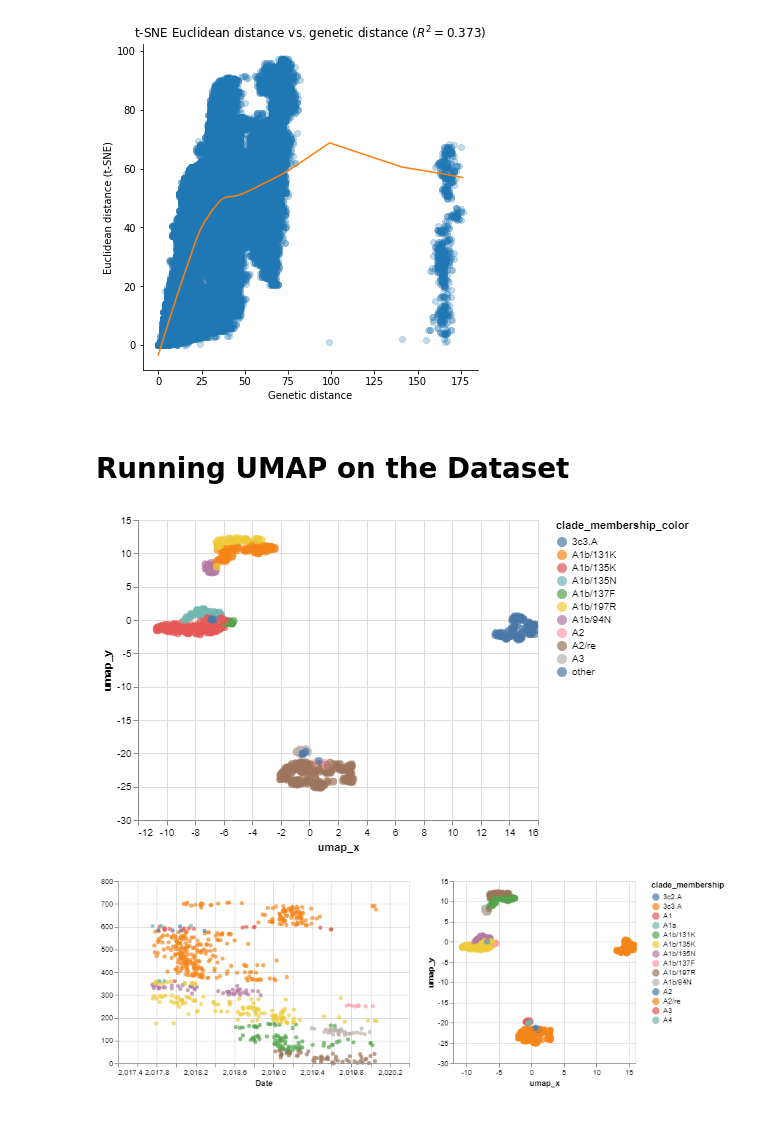
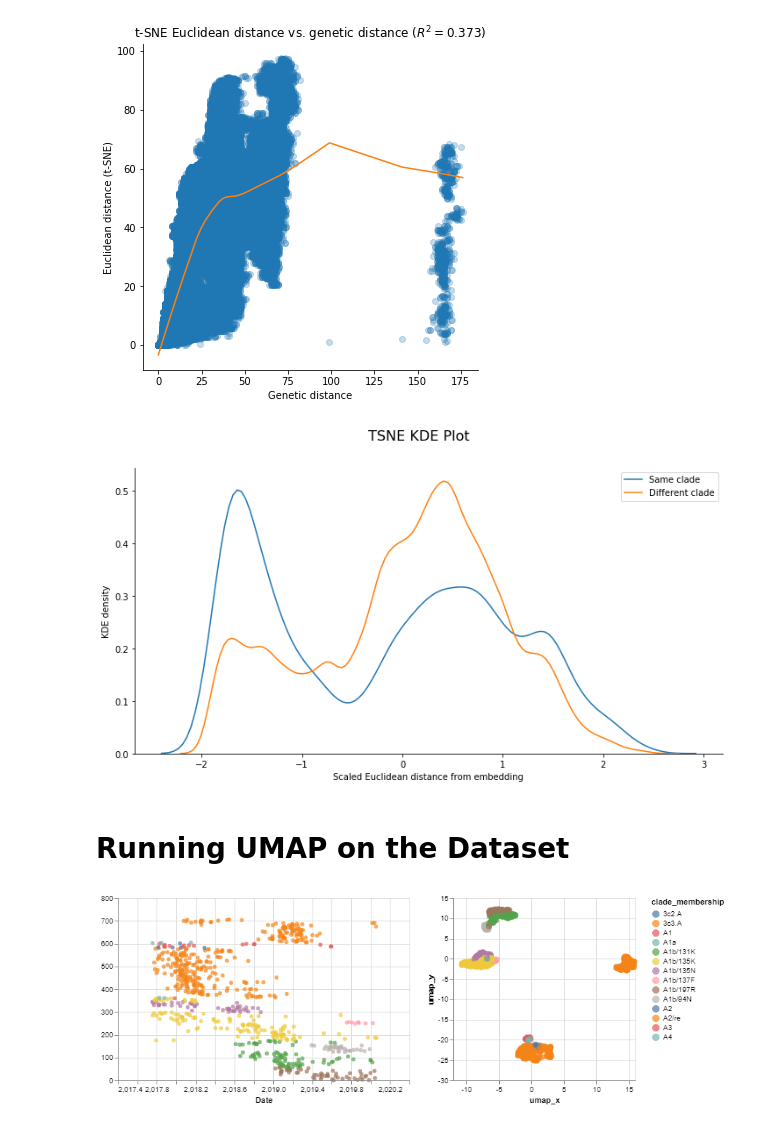
Before and after one commit to blab/cartography, a Jupyter notebook: notebooks/2019-08-08FinalNotebookFlu.ipynb, the cells around one changed output. Drawn from its saved outputs; the diff is of its cells as text; code cells hidden in the pictures.

```diff
--- a/notebooks/2019-08-08FinalNotebookFlu.ipynb
+++ b/notebooks/2019-08-08FinalNotebookFlu.ipynb
@@ -491,32 +454,20 @@ sns.despine()
 # %% [output]
 [figure]
 # %%
-TSNE_violin_df = get_euclidean_data_frame(merged_tsne_df, "TSNE1", "TSNE2", "TSNE")
+TSNE_KDE_df = pd.read_csv("../seasonal-flu-nextstrain/results/KDEDensity_mds.csv",index_col=0)
 
-scaler = StandardScaler()
+fig, ax = plt.subplots(1, 1, figsize=(12, 6))
 
-TSNE_violin_df["scaled_distance"] = scaler.fit_transform(pdist(TSNE_df.drop(["strain"], axis = 1)).reshape(-1, 1))
-
-TSNE_violin_df["genetic_distance"] = squareform(similarity_matrix).reshape(-1, 1)
-
-fig, axes = plt.subplots(1, 2, figsize=(12, 6))
-
-ax = axes[0]
-ax = sns.kdeplot(TSNE_violin_df.query("clade_status == 'within'")["scaled_distance"], label="Same clade", ax=ax)
-ax = sns.kdeplot(TSNE_violin_df.query("clade_status == 'between'")["scaled_distance"], label="Different clade", ax=ax)
+ax = sns.kdeplot(TSNE_KDE_df.query("clade_status == 'within'")["scaled_distance"], label="Same clade", ax=ax)
+ax = sns.kdeplot(TSNE_KDE_df.query("clade_status == 'between'")["scaled_distance"], label="Different clade", ax=ax)
 
 ax.set_xlabel("Scaled Euclidean distance from embedding")
 ax.set_ylabel("KDE density")
 
-ax = axes[1]
-ax = sns.kdeplot(TSNE_violin_df.query("clade_status == 'within'")["genetic_distance"], label="Same clade", ax=ax)
-ax = sns.kdeplot(TSNE_violin_df.query("clade_status == 'between'")["genetic_distance"], label="Different clade", ax=ax)
-
-ax.set_xlabel("Genetic distance")
-ax.set_ylabel("KDE density")
-
 fig.suptitle('TSNE KDE Plot', fontsize=16)
 sns.despine()
+# %% [output]
+[figure, added]
 # %% [markdown]
 # Running UMAP on the Dataset
 # %%
@@ -526,10 +477,6 @@ UMAP_df = pd.read_csv("../seasonal-flu-nextstrain/results/embed_umap.csv",index_
 UMAP_df["strain"] = UMAP_df.index
 # %%
 merged_umap_df = UMAP_df.merge(node_df, on="strain")
-# %%
-scatterplot_with_tooltip_interactive(merged_umap_df,'umap_x','umap_y',"umap_x","umap_y",['strain','clade_membership'],'clade_membership_color')
-# %% [output]
-[figure, removed]
 # %%
 list_of_data_and_titles = ['umap_x','umap_y']
 list_of_chart = linking_tree_with_plots_brush(
```
Also changed, not shown: parts of 30 cells of this notebook, 3 other files.
